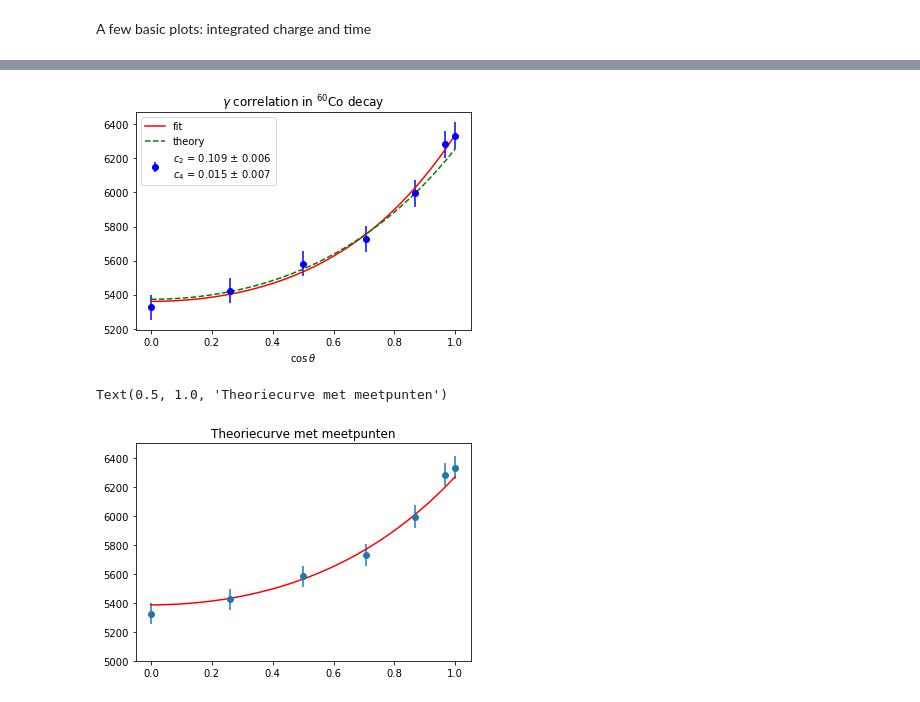
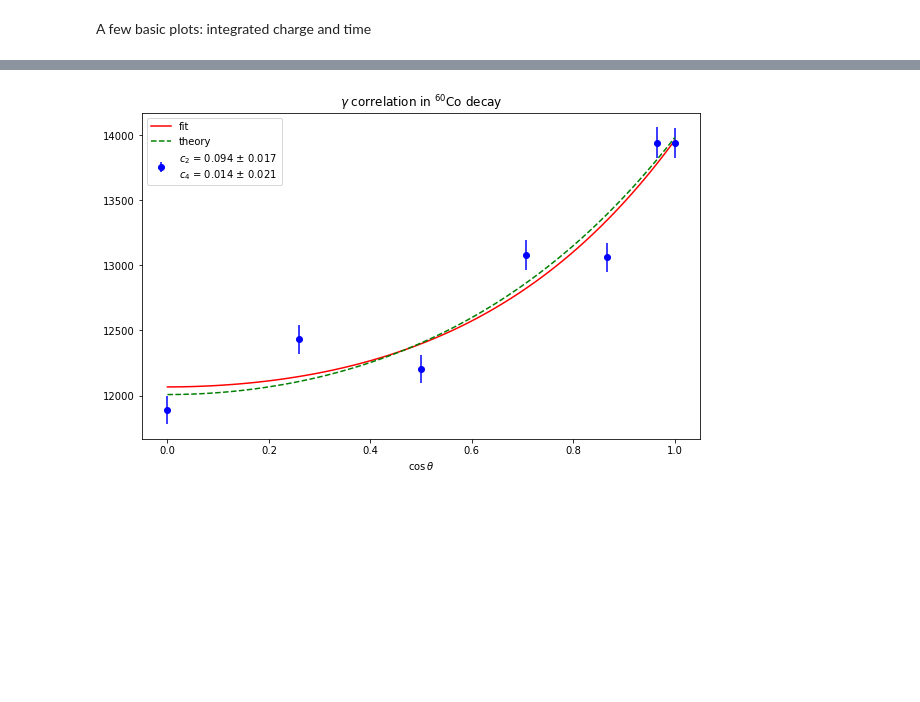
Before and after one commit to acolijn/DT5550_DAQ, a Jupyter notebook: analysis/decode_example.ipynb, the cells around one changed output, grey strips where cells are left out. Cells and saved outputs as stored; diff of their text form; code cells hidden in the pictures; blank space fills up the shorter version.

```diff
--- a/analysis/decode_example.ipynb
+++ b/analysis/decode_example.ipynb
@@ -161,13 +177,14 @@ def legendre_polynomial(x,a,b,c):
     P4 = legendre(4)
     return a*(P0(x) + b*P2(x) + c*P4(x))
 # %%
-import lmfit as lm
 
 x = np.arange(1,8,1)
 theta = (7-x)*(np.pi/12)+np.pi/2
 cost = abs(np.cos(theta))
 
-data = nhit_tag1330[1:8]
+data = n_tag1173[1:8]
+#data = n_tag1330[1:8]
+#data = n_tag[1:8]
 #data = nhit_tag1173[1:8]
 
 #corr = (nhit_untag1173[1:8]+nhit_untag1330[1:8])
@@ -178,54 +195,35 @@ yerr = np.sqrt(data)/ corr
 #print(x,cost,yerr)
 
 model = lm.model.Model(legendre_polynomial)
 params = lm.Parameters()
 params.add("a", value = 0.1)
 params.add("b",value = 0.1)
 params.add("c", value = 0.01)
 fit = model.fit(y, x=cost, weights = [1/element for element in yerr], params = params)
 
 a = fit.params["a"].value
 b = fit.params["b"].value
 c = fit.params["c"].value
 a_err = fit.params["a"].stderr
 b_err = fit.params["b"].stderr
 c_err = fit.params["c"].stderr
 xx = np.linspace(0.,1.,100)
 #yy = a*(P0(xx) + b*P2(xx) + c*P4(xx))
 #a = 0.03
 #b = 0.1005
 #c = 0.0094
 txt = '$c_2$ = {:4.3f} $\pm$ {:4.3f} \n$c_4$ = {:4.3f} $\pm$ {:4.3f}'.format(b,b_err,c,c_err)
+plt.figure(figsize=(10,6))
 h = plt.errorbar(cost, y, yerr=yerr, fmt = 'o', color='blue', label=txt)
 plt.plot(xx, legendre_polynomial(xx, a, b, c),'-',color='red', label='fit')
 plt.plot(xx, legendre_polynomial(xx, a, 0.1005, 0.0094), '--', color='green', label='theory' )
 plt.xlabel('$\cos \\theta$')
 plt.legend()
 plt.title("$\gamma$ correlation in $^{60}$Co decay")
 
 plt.show()
 # %% [output]
-[figure, old version]
+[figure, new version]
-# %%
-x = np.arange(0,8,1)
-theta = (7-x)*(np.pi/12)+np.pi/2
-cost = abs(np.cos(theta))
-
-y = nhit_tag
-yerr= np.sqrt(y)
-plt.errorbar(cost, y, yerr=yerr, marker='o', fmt='.')
-plt.ylim([5000,6500])
-P0 = legendre(0)
-P2 = legendre(2)
-P4 = legendre(4)
-xx = np.linspace(0,1,100)
-yy = 5650*(P0(xx) + 0.1005*P2(xx) + 0.0094*P4(xx))
-
-plt.plot(xx,yy,'-',color='red')
-plt.title("Theoriecurve met meetpunten")
-# %% [output]
-Text(0.5, 1.0, 'Theoriecurve met meetpunten')
-[figure, removed]
 # %%
 plt.plot(nhit_untag1330,'v', color='green')
 plt.plot(nhit_untag1173,'o', color='green')
```
Also changed, not shown: parts of 13 cells of this notebook, 1 other file.
